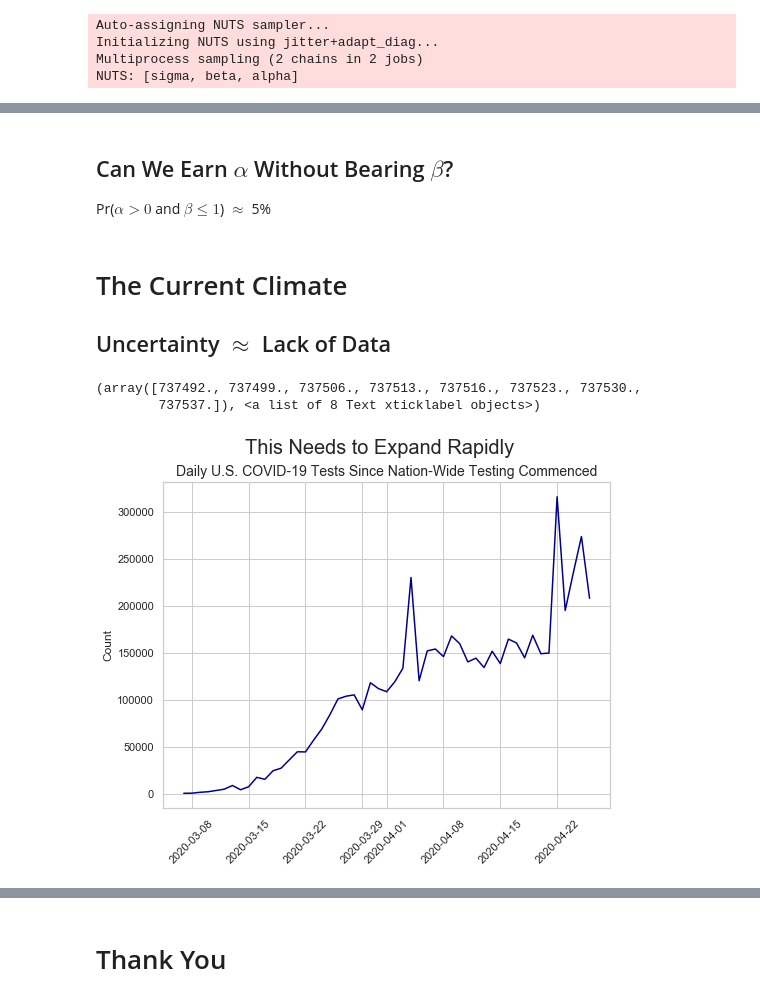
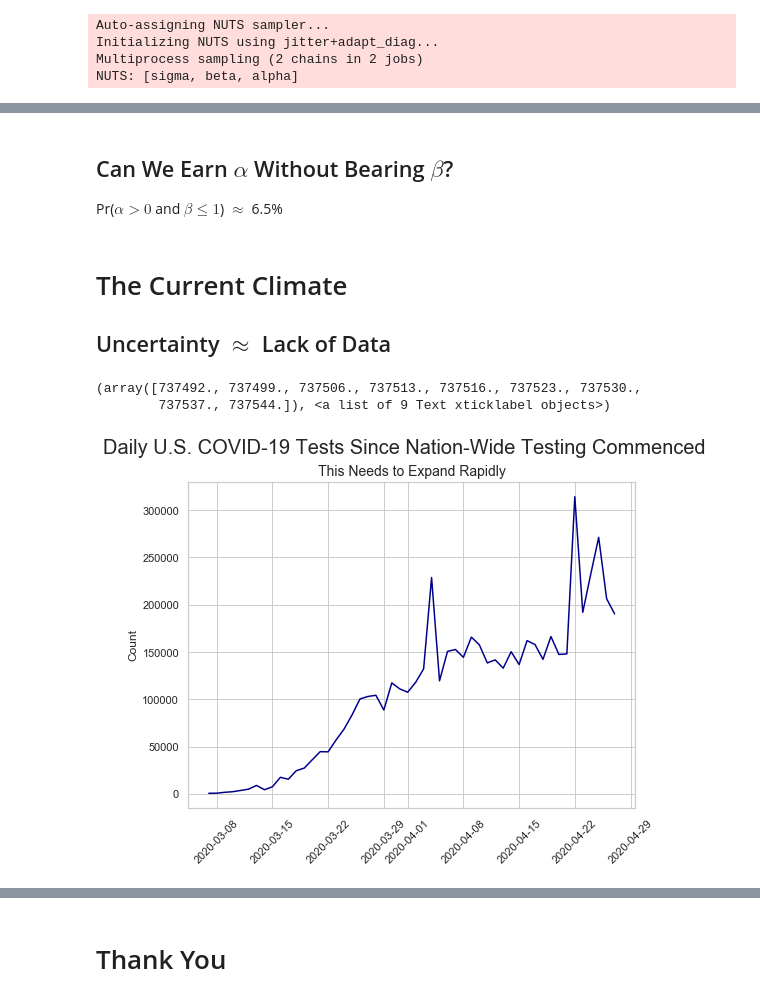
Before and after one commit to thsavage/Macro, a Jupyter notebook: Virtual Day at Schack.ipynb, the cells around one changed output, grey strips where cells are left out. Drawn from its saved outputs; the diff is of its cells as text; code cells hidden in the pictures.

```diff
--- a/Virtual Day at Schack.ipynb
+++ b/Virtual Day at Schack.ipynb
@@ -204,7 +206,7 @@ The joint probability is 0.049938
 
 
 
-Pr($\alpha > 0$ and $\beta \le 1$) $\approx$ 5%
+Pr($\alpha > 0$ and $\beta \le 1$) $\approx$ 6.5%
 # %% [markdown]
 # The Current Climate
 
@@ -219,15 +221,15 @@ covid['rate'] = covid['positive'] / covid['posNeg'] * 100
 covid = covid.iloc[45:]
 # %%
 plt.figure(figsize=(8, 6))
-plt.suptitle('This Needs to Expand Rapidly', fontsize=20)
-plt.title('Daily U.S. COVID-19 Tests Since Nation-Wide Testing Commenced', fontsize=14)
+plt.title('This Needs to Expand Rapidly', fontsize=14)
+plt.suptitle('Daily U.S. COVID-19 Tests Since Nation-Wide Testing Commenced', fontsize=20)
 plt.plot(covid['date'], covid['totalTestResultsIncrease'], color='darkblue')
 plt.ylabel('Count', fontsize=12)
 plt.xticks(rotation=45)
 # source: https://covidtracking.com/api/us/daily.csv
 # %% [output]
 (array([737492., 737499., 737506., 737513., 737516., 737523., 737530.,
-        737537.]), <a list of 8 Text xticklabel objects>)
+        737537., 737544.]), <a list of 9 Text xticklabel objects>)
-[figure, old version]
+[figure, new version]
 # %%
 plt.figure(figsize=(8, 6))
```
Also changed, not shown: parts of 5 cells of this notebook, 1 other file.
